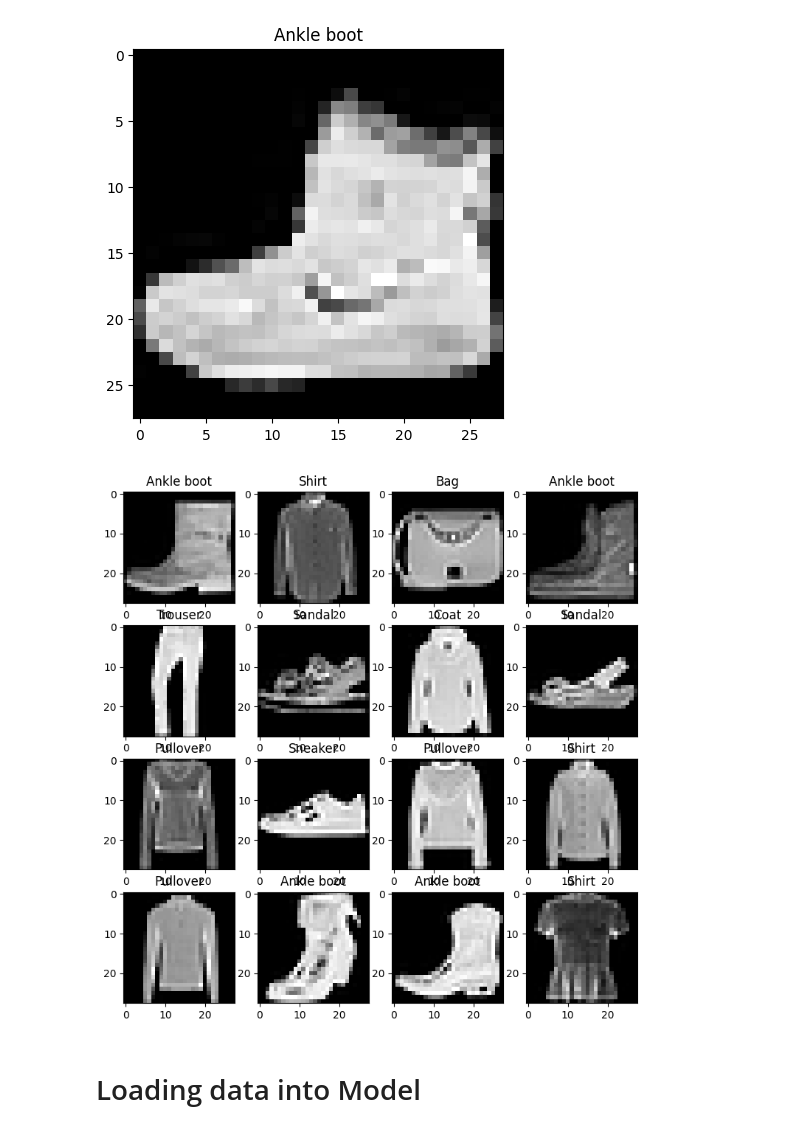
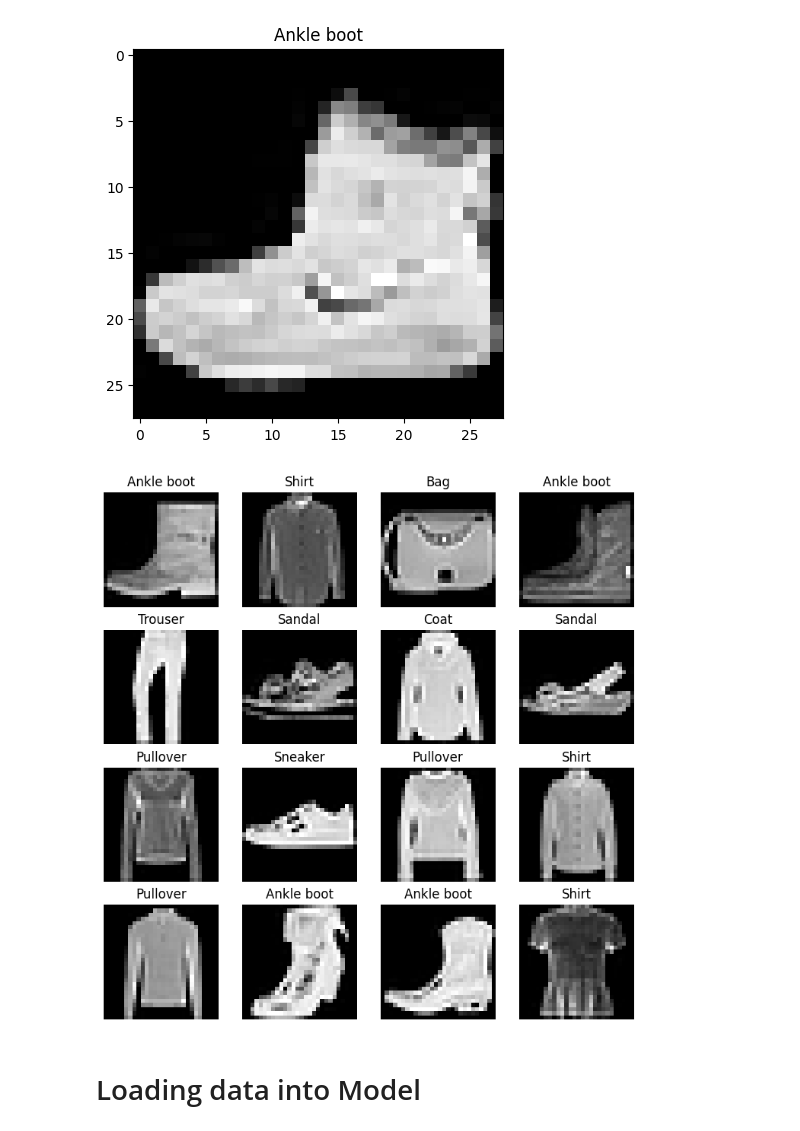
Before and after one commit to willy-wagtail/Notes, a Jupyter notebook: 03_pytorch_vision.ipynb, the cells around one changed output. Cells and saved outputs as stored; diff of their text form; code cells hidden in the pictures.

```diff
--- a/03_pytorch_vision.ipynb
+++ b/03_pytorch_vision.ipynb
@@ -86,19 +120,19 @@ Image shape: torch.Size([1, 28, 28])
 # %%
 torch.manual_seed(42)
 
 fig = plt.figure(figsize=(9,9))
 rows, cols = 4,4
 
 for i in range(1, rows*cols+1):
   random_idx = torch.randint(0, len(train_data), size=[1]).item()
   image, label = train_data[random_idx]
 
   fig.add_subplot(rows, cols, i)
   plt.imshow(image.squeeze(), cmap='gray')
   plt.title(class_names[label])
-  # plt.axis(False); # TypeError: 'bool' object is not callable
+  plt.axis(False);
 # %% [output]
-[figure, old version]
+[figure, new version]
 # %% [markdown]
 # Loading data into Model
 # %%
```
Also changed, not shown: parts of 37 cells of this notebook.
